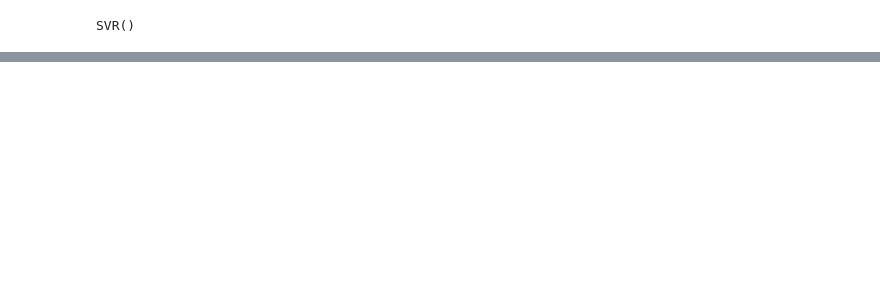
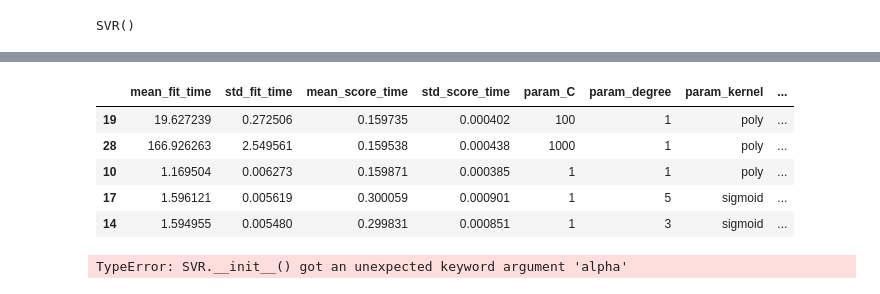
Before and after one commit to ThomasMeb/Anticiper_besoins_des_batiments, a Jupyter notebook: EmissionsCO2.ipynb, the cells around one changed output, grey strips where cells are left out. Saved outputs shown, nothing was run; the diff lists cells and outputs as text; code cells hidden in the pictures; blank space fills up the shorter version.

```diff
--- a/EmissionsCO2.ipynb
+++ b/EmissionsCO2.ipynb
@@ -394,12 +391,21 @@ mean_squared_error(y_test, y_pred, squared=False)
 # %%
-params = {'kernel': ['linear', 'rbf','poly','sigmoid'],
-         'C': [0.1,1,10,100,1000],
-         'degree': [1,2,3,4,5,6]}
-grid = GridSearchCV(SVR(), params, cv=10)
+params = {'kernel': ['rbf','poly','sigmoid'],
+         'C': [0.1,1,100,1000],
+         'degree': [1,3,5]}
+grid = GridSearchCV(SVR(), params, cv=5)
 grid.fit(X_train, y_train)
 resultize(grid).head()
+# %% [output]
+|  | mean_fit_time | std_fit_time | mean_score_time | std_score_time | param_C | param_degree | param_kernel | ... |
+| 19 | 19.627239 | 0.272506 | 0.159735 | 0.000402 | 100 | 1 | poly | ... |
+| 28 | 166.926263 | 2.549561 | 0.159538 | 0.000438 | 1000 | 1 | poly | ... |
+| 10 | 1.169504 | 0.006273 | 0.159871 | 0.000385 | 1 | 1 | poly | ... |
+| 17 | 1.596121 | 0.005619 | 0.300059 | 0.000901 | 1 | 5 | sigmoid | ... |
+| 14 | 1.594955 | 0.005480 | 0.299831 | 0.000851 | 1 | 3 | sigmoid | ... |
 # %%
 svr = SVR(**best_params)
 svr.fit(X_train, y_train)
 y_pred = svr.predict(X_test)
 mean_squared_error(y_test, y_pred, squared=False)
+# %% [output]
+TypeError: SVR.__init__() got an unexpected keyword argument 'alpha'
```
Also changed, not shown: parts of 25 cells of this notebook.
